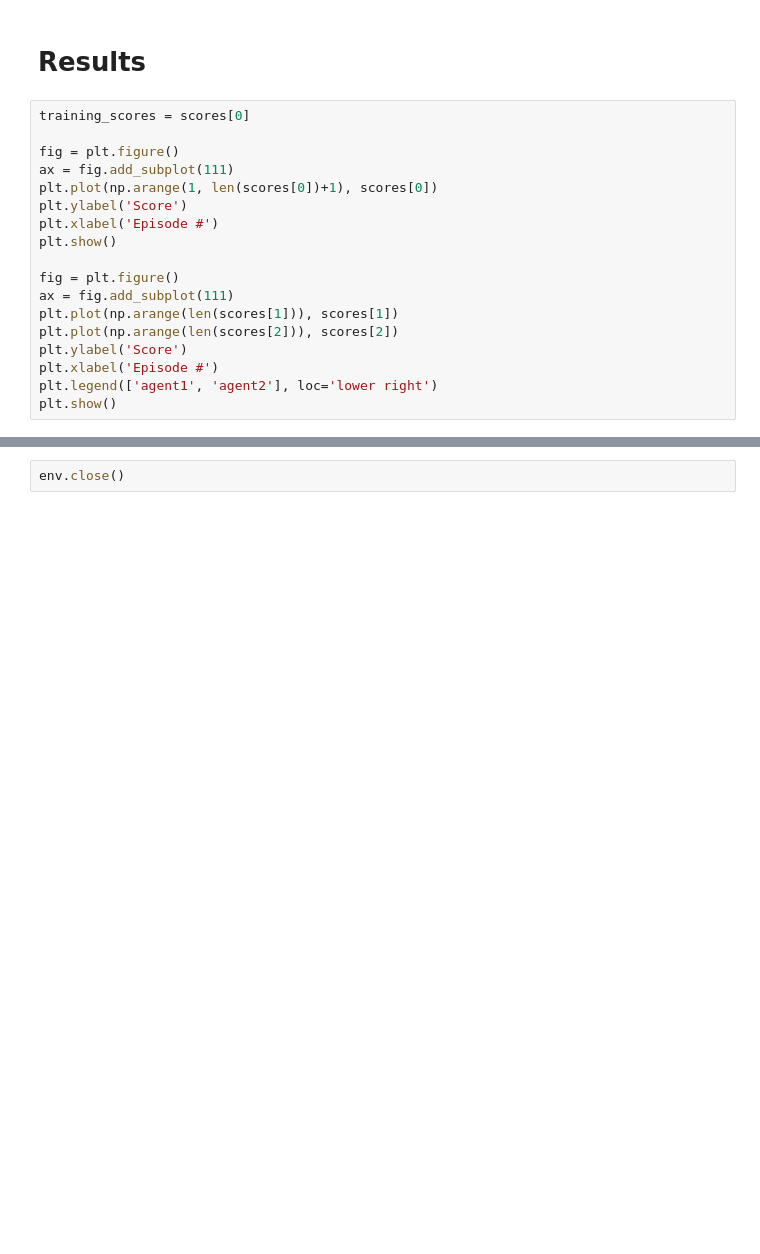
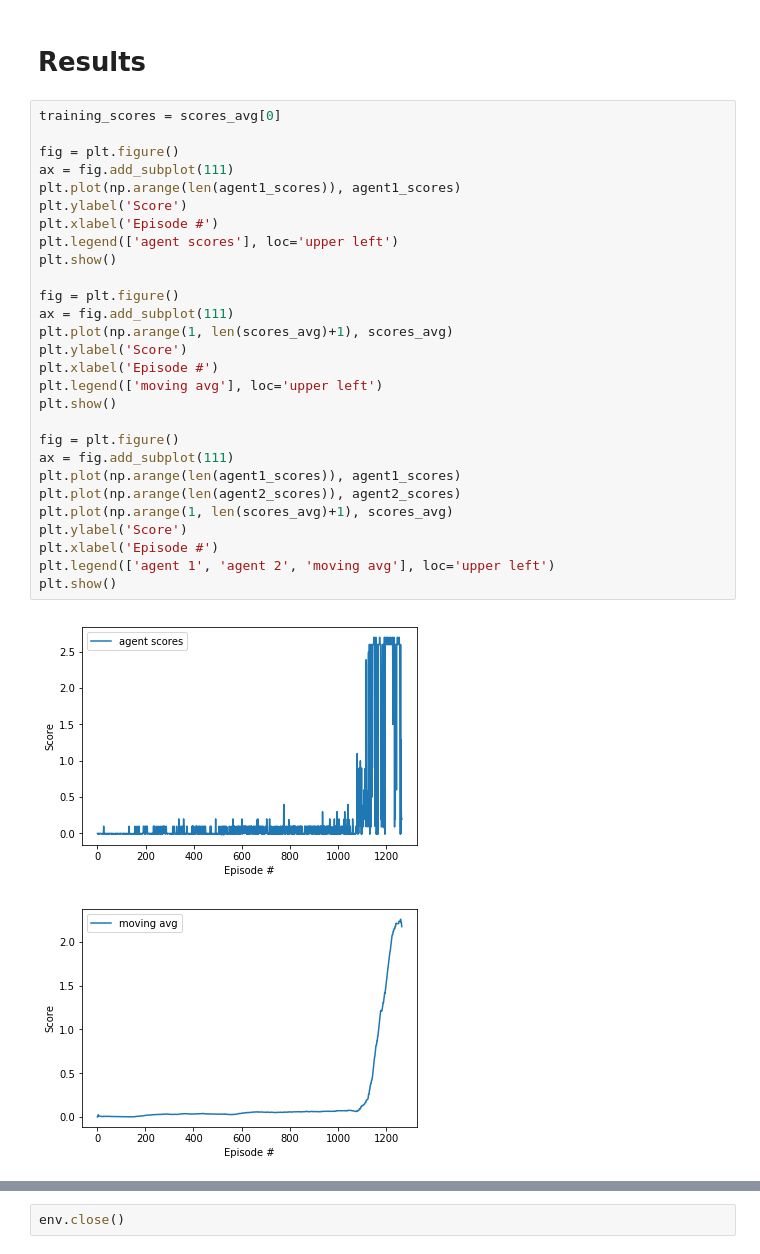
Before and after one commit to djbyrne/MADDPG, a Jupyter notebook: MADDPG_Tennis.ipynb, the cells around one changed output, grey strips where cells are left out. Drawn from its saved outputs; the diff is of its cells as text; blank space fills up the shorter version.

```diff
--- a/MADDPG_Tennis.ipynb
+++ b/MADDPG_Tennis.ipynb
@@ -481,20 +502,33 @@ Episode 135     Average Score: 0.000
 # %% [markdown]
 # Results
 # %%
-training_scores = scores[0]
+training_scores = scores_avg[0]
 
 fig = plt.figure()
 ax = fig.add_subplot(111)
-plt.plot(np.arange(1, len(scores[0])+1), scores[0])
+plt.plot(np.arange(len(agent1_scores)), agent1_scores)
 plt.ylabel('Score')
 plt.xlabel('Episode #')
+plt.legend(['agent scores'], loc='upper left')
 plt.show()
 
 fig = plt.figure()
 ax = fig.add_subplot(111)
-plt.plot(np.arange(len(scores[1])), scores[1])
-plt.plot(np.arange(len(scores[2])), scores[2])
+plt.plot(np.arange(1, len(scores_avg)+1), scores_avg)
 plt.ylabel('Score')
 plt.xlabel('Episode #')
-plt.legend(['agent1', 'agent2'], loc='lower right')
+plt.legend(['moving avg'], loc='upper left')
 plt.show()
+
+fig = plt.figure()
+ax = fig.add_subplot(111)
+plt.plot(np.arange(len(agent1_scores)), agent1_scores)
+plt.plot(np.arange(len(agent2_scores)), agent2_scores)
+plt.plot(np.arange(1, len(scores_avg)+1), scores_avg)
+plt.ylabel('Score')
+plt.xlabel('Episode #')
+plt.legend(['agent 1', 'agent 2', 'moving avg'], loc='upper left')
+plt.show()
+# %% [output]
+[figure, added]
+[figure, added]
```
Also changed, not shown: parts of 5 cells of this notebook.
